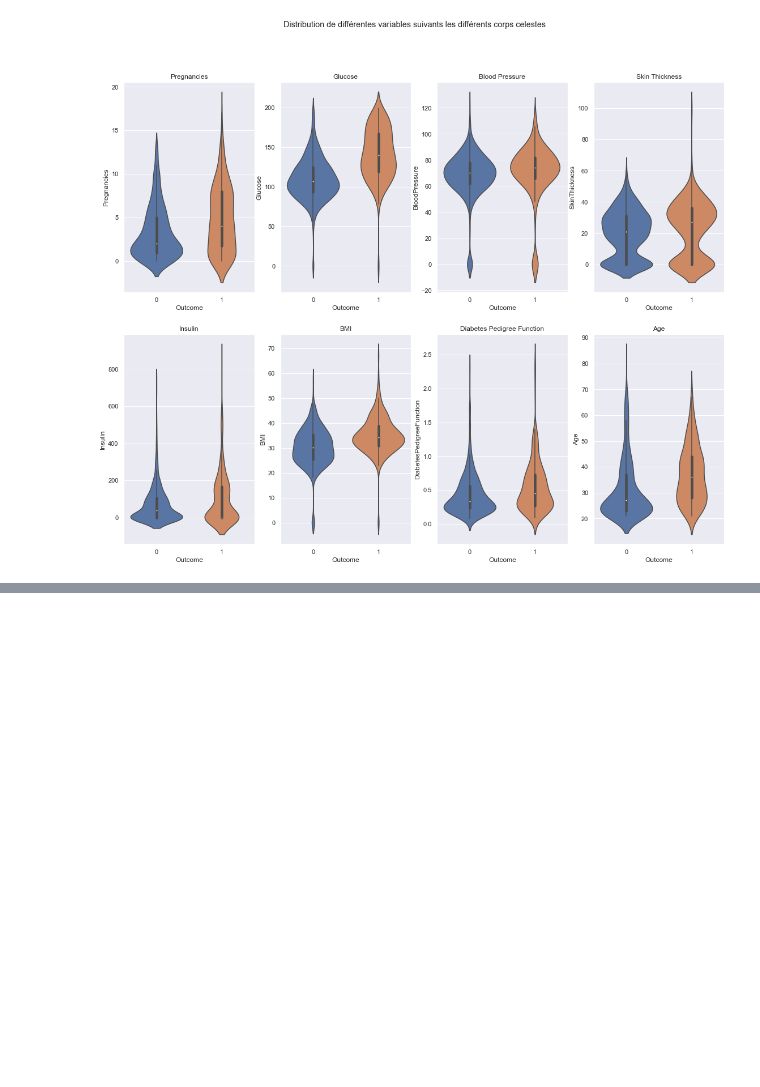
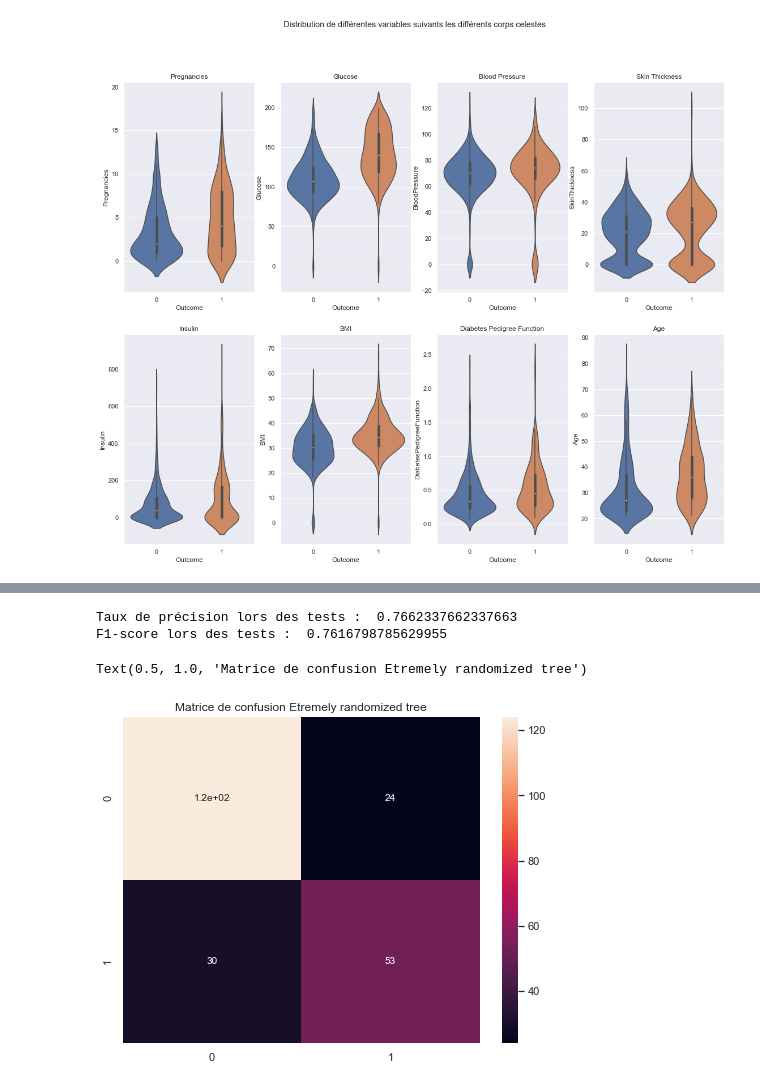
Before and after one commit to MohamedNennouche/pima-diabetes, a Jupyter notebook: pima-notebook.ipynb, the cells around one changed output, grey strips where cells are left out. Cells and saved outputs as stored; diff of their text form; code cells hidden in the pictures; blank space fills up the shorter version.

```diff
--- a/pima-notebook.ipynb
+++ b/pima-notebook.ipynb
@@ -126,0 +178,13 @@ Text(0.5, 1.0, 'Age')
+# %%
+print("Taux de précision lors des tests : ",metrics.accuracy_score(etiq_test, yextra))
+print("F1-score lors des tests : ",metrics.f1_score(etiq_test, yextra, average='weighted'))
+# %% [output]
+Taux de précision lors des tests :  0.7662337662337663
+F1-score lors des tests :  0.7616798785629955
+# %%
+plt.figure(figsize=(8,6))
+sns.heatmap(metrics.confusion_matrix(etiq_test, yforrest), annot=True, annot_kws={"size": 10})
+plt.title("Matrice de confusion Etremely randomized tree")
+# %% [output]
+Text(0.5, 1.0, 'Matrice de confusion Etremely randomized tree')
+[figure, added]
```
Also changed, not shown: parts of 28 cells of this notebook.
